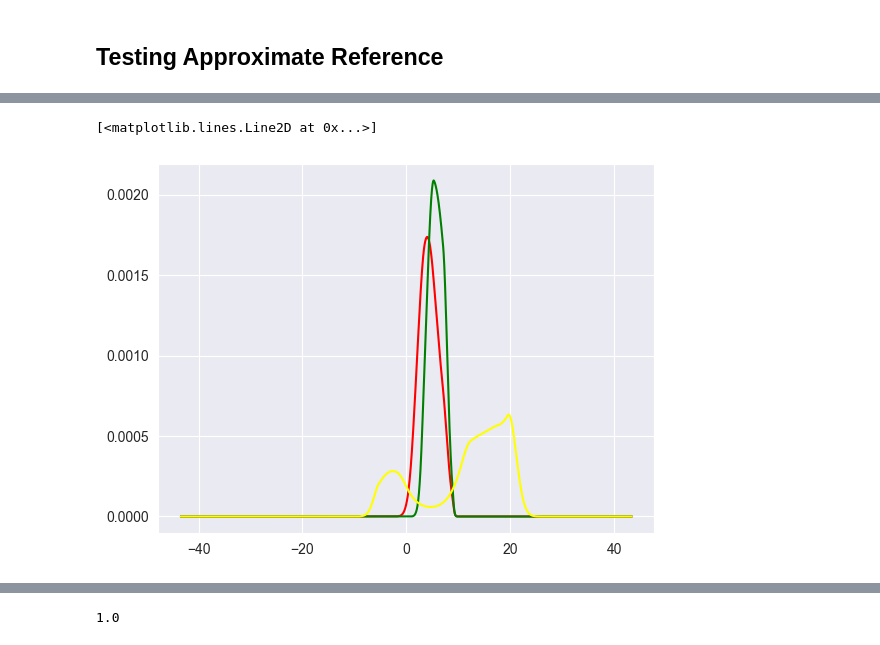
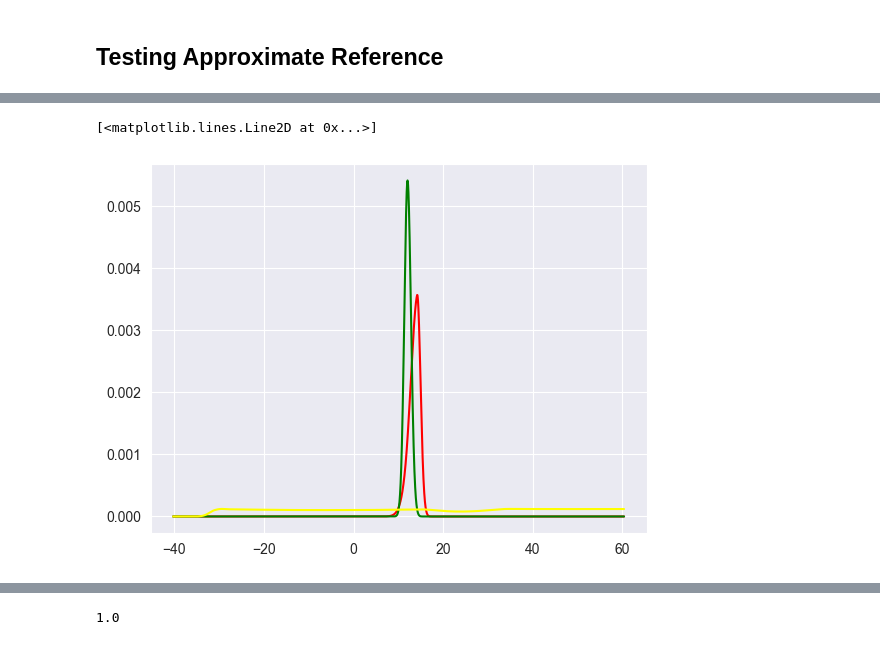
Before and after one commit to yiling-h/SI-CART, a Jupyter notebook: CART_node_inf_test.ipynb, the cells around one changed output, grey strips where cells are left out. Cells and saved outputs as stored; diff of their text form; code cells hidden in the pictures.

```diff
--- a/CART_node_inf_test.ipynb
+++ b/CART_node_inf_test.ipynb
@@ -1189,7 +1190,7 @@ pval_full, dist_full, contrast_full, norm_contrast_full, obs_tar_full, logW_full
     reg_tree.node_inference(node=reg_tree.terminal_nodes[0],
                             ngrid=10000,
                             ncoarse=50,
-                            grid_w_const=10,
+                            grid_w_const=1.5,
                             sd=sd, use_cvxpy=True))
 t2 = time()
 print(t2 - t1)
@@ -1230,17 +1231,18 @@ print(norm_contrast.dot(mu))
 # %%
 def normalize(x):
     return x/x.sum()
-# %%
-import matplotlib.pyplot as plt
-x = np.linspace(-10*np.abs(obs_tar), 10*np.abs(obs_tar), 10000)
-plt.plot(x, normalize(np.exp(sel_probs-marginal - np.max(sel_probs-marginal))), color="red")
-#plt.plot(x, (marginal), color="blue")
-plt.plot(x, normalize(np.exp(sel_probs)), color="green")
-plt.plot(x, normalize(np.exp(sel_probs_full)), color="yellow")
-#plt.ylim(-5000, 1000)
-# %% [output]
-[<matplotlib.lines.Line2D at 0x...>]
-[figure, removed]
+# %%
+import matplotlib.pyplot as plt
+
+x = np.linspace(-5 * np.abs(obs_tar) + obs_tar, 5 * np.abs(obs_tar) + obs_tar, 10000)
+plt.plot(x, normalize(np.exp(sel_probs - marginal - np.max(sel_probs - marginal))), color="red")
+#plt.plot(x, (marginal), color="blue")
+plt.plot(x, normalize(np.exp(sel_probs)), color="green")
+plt.plot(x, normalize(np.exp(sel_probs_full)), color="yellow")
+#plt.ylim(-5000, 1000)
+# %% [output]
+[<matplotlib.lines.Line2D at 0x...>]
+[figure, added]
 # %%
 sel_probs_full
 # %% [output]
```
Also changed, not shown: parts of 31 cells of this notebook, 45 other files.
